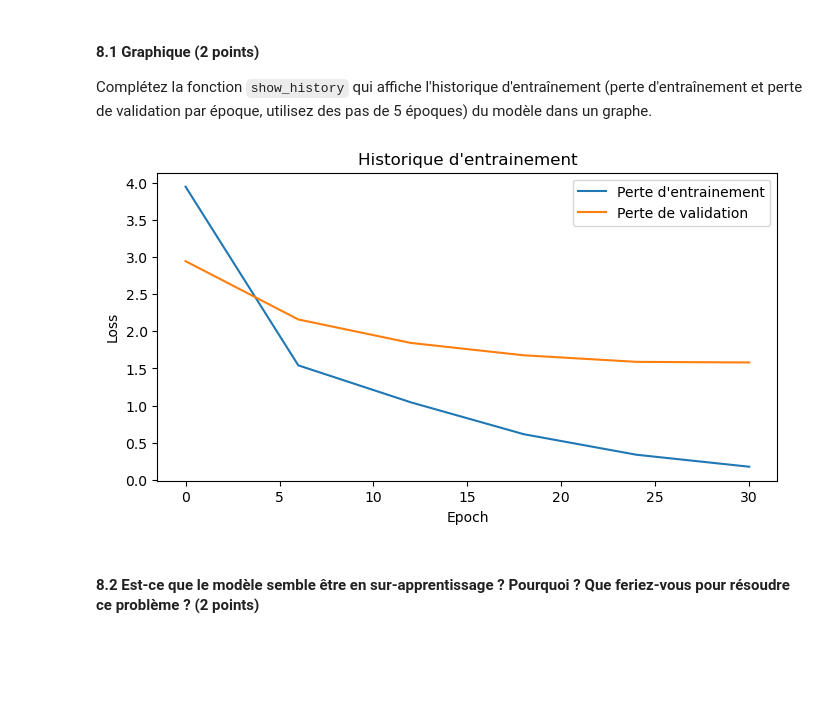
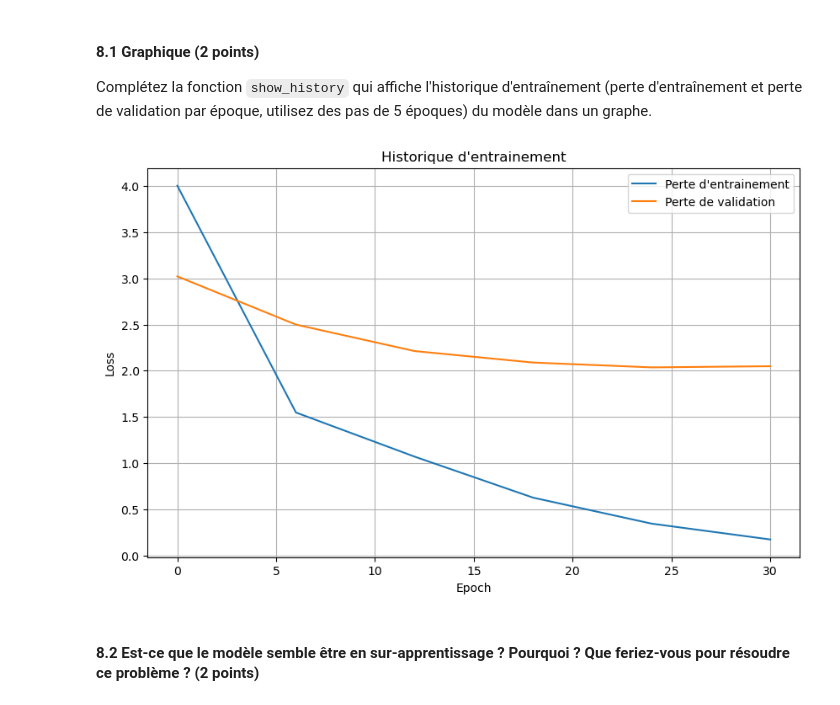
Before and after one commit to mohamedali05/TP_INF8460, a Jupyter notebook: TP_3/inf8460_A24_TP3_E╠ünonce╠ü.ipynb, the cells around one changed output. Cells and saved outputs as stored; diff of their text form; code cells hidden in the pictures; blank space fills up the shorter version.

```diff
--- a/TP_3/inf8460_A24_TP3_E╠ünonce╠ü.ipynb
+++ b/TP_3/inf8460_A24_TP3_E╠ünonce╠ü.ipynb
@@ -637,22 +637,22 @@ class EncoderLayer(nn.Module):
         # TODO
 
         # Couche de Self-attention
-        attention_output = self.self_attention(x, x, x, mask=encoder_mask)
+        attention_out = self.self_attention(x, x, x, encoder_mask)
 
         # Couche Dropout
-        attention_output = self.dropout(attention_output)
+        attention_out = self.dropout(attention_out)
 
         # Couche Add & Norm
-        x = self.attention_layer_norm(x + attention_output)
+        x = self.attention_layer_norm(x + attention_out)
 
         # Couche Feed Forward
-        ff_output = self.feed_forward(x)
+        ff_out = self.feed_forward(x)
 
         # Couche Dropout
-        ff_output = self.dropout(ff_output)
+        ff_out = self.dropout(ff_out)
 
         # Couche Add & Norm
-        x = self.ff_layer_norm(x + ff_output)
+        x = self.ff_layer_norm(x + ff_out)
 
         return x
 
@@ -753,27 +753,27 @@ class DecoderLayer(nn.Module):
         # TODO
 
         # Couche de Self-attention
-        self_attention_out = self.self_attention(x, x, x, mask = decoder_mask)
+        self_attention_out = self.self_attention(x, x, x, decoder_mask)
         # Couche Dropout
         self_attention_out = self.dropout(self_attention_out)
         # Couche Add & Normalize
-        self_attention_out = self.ff_layer_norm(x + self_attention_out)
+        x = self.ff_layer_norm(x + self_attention_out)
 
         # Couche de Cross-attention
-        encoder_attention_out = self.cross_attention(self_attention_out, encoder_out, encoder_out, mask = encoder_mask) # On utilise la sortie de l'encodeur pour les clés et valeurs pour l'attention croisée
+        encoder_attention_out = self.cross_attention(x, encoder_out, encoder_out, encoder_mask) # On utilise la sortie de l'encodeur pour les clés et valeurs pour l'attention croisée
         # Couche Dropout
         encoder_attention_out = self.dropout(encoder_attention_out)
         # Add & Norm
-        encoder_attention_out = self.ff_layer_norm(encoder_attention_out + self_attention_out)
+        x = self.ff_layer_norm(encoder_attention_out + x)
 
         # Couche Feed Forward
-        ff_out = self.feed_forward(encoder_attention_out)
+        ff_out = self.feed_forward(x)
         # Couche Dropout
         ff_out = self.dropout(ff_out)
         # Couche Add & Norm
-        out = self.ff_layer_norm(ff_out + encoder_attention_out)
+        x = self.ff_layer_norm(ff_out + x)
 
-        return out
+        return x
         # END TODO
 # %% [markdown]
 La classe `Decoder` représente toutes les couches du décodeur. La fonction `forward` de cette classe doit appeler chacune des couches (`DecoderLayer`) une à la suite de l'autre en passant à la couche courante la sortie de la couche précédente. Les attributs `encoder_out`, `encoder_mask` et `decoder_mask` sont partagés entre toutes les couches `DecoderLayer`.
@@ -1194,6 +1194,7 @@ class Trainer:
         """
 
         # TODO
+        self.model.train()
         total_loss = 0
         for batch in self.train_loader :
 
@@ -1229,6 +1230,7 @@ class Trainer:
         """
 
         # TODO
+        self.model.eval()
         with torch.no_grad() :
             total_loss = 0
             for batch in self.val_loader :
@@ -1324,7 +1326,7 @@ Nombre de paramètres :  56434496
 Entraînez maintenant le modèle pour 30 époques
 # %%
 # TODO
-trainer_model = Trainer(model, train_loader, val_loader, 30, None, 'cuda')
+trainer_model = Trainer(model, train_loader, val_loader, 30, device=DEVICE)
 history = History() # Mettez le résultat de l'entraînement dans cette variable
 history = trainer_model.train()
 # END TODO
@@ -1351,28 +1353,30 @@ Complétez la fonction `show_history` qui affiche l'historique d'entraînement (
 # %%
 def show_history(history: History):
     """
     Affiche l'historique d'entraînement du modèle dans un graphique
 
     Args :
         history : Objet contenant les pertes d'entraînement et de
         validation de chaque étape d'entraînement
     """
     # TODO
 
-    plt.figure(figsize=(8,4))
+    plt.figure(figsize=(10,6))
     epochs = np.linspace(0, 30, 6)
     plt.plot(epochs, history.t_loss[::5], label = 'Perte d\'entrainement')
     plt.plot(epochs, history.v_loss[::5], label = 'Perte de validation')
     plt.xlabel('Epoch')
     plt.ylabel('Loss')
     plt.legend()
     plt.title('Historique d\'entrainement')
+    plt.grid()
+    plt.show()
 
     # END TODO
 
 show_history(history)
 # %% [output]
-[figure, old version]
+[figure, new version]
 # %% [markdown]
 #### 8.2 Est-ce que le modèle semble être en sur-apprentissage ? Pourquoi ? Que feriez-vous pour résoudre ce problème ? (2 points)
 # %% [markdown]
```
Also changed, not shown: parts of 10 cells of this notebook, 2 other files.
